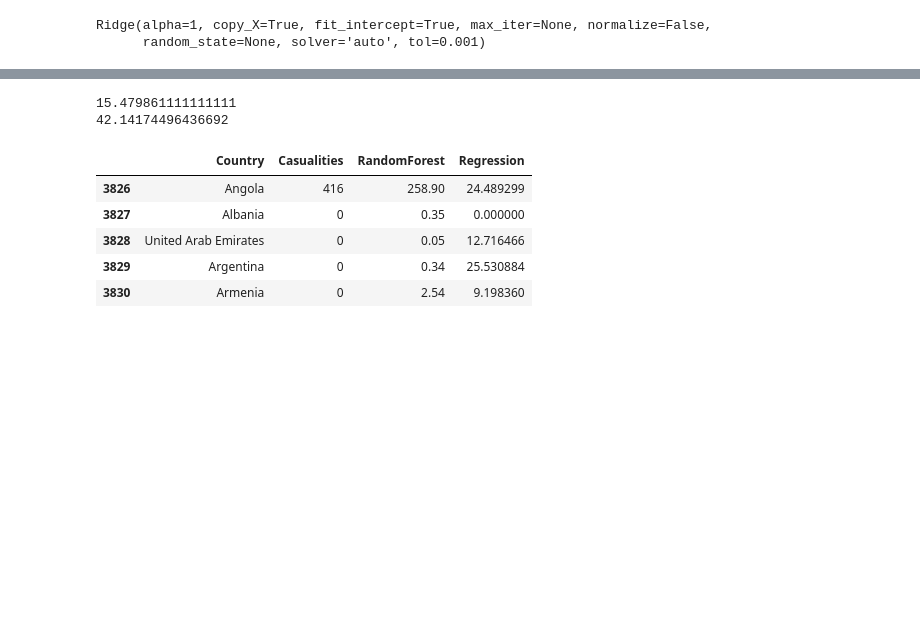
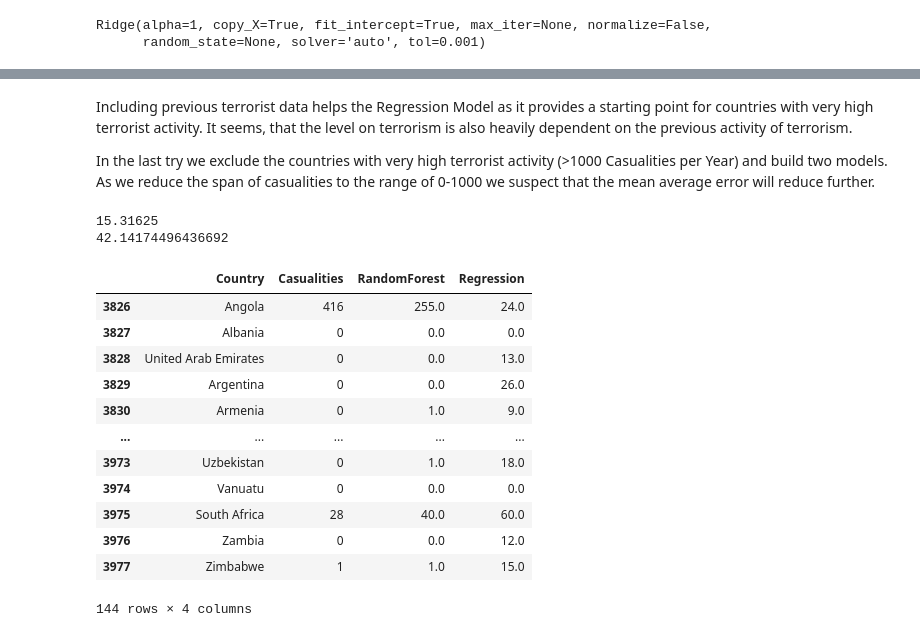
Before and after one commit to msieder/terror, a Jupyter notebook: Terror.ipynb, the cells around one changed output, grey strips where cells are left out. Saved outputs shown, nothing was run; the diff lists cells and outputs as text; code cells hidden in the pictures; blank space fills up the shorter version.

```diff
--- a/Terror.ipynb
+++ b/Terror.ipynb
@@ -509,3 +604,7 @@ plt.show()
+# %% [markdown]
+Including previous terrorist data helps the Regression Model as it provides a starting point for countries with very high terrorist activity. It seems, that the level on terrorism is also heavily dependent on the previous activity of terrorism.
+
+In the last try we exclude the countries with very high terrorist activity (>1000 Casualities per Year) and build two models. As we reduce the span of casualities to the range of 0-1000 we suspect that the mean average error will reduce further.
 # %%
 #
 # Including previous terrostic activity, excluding high outliers
@@ -519,42 +618,49 @@ predictors = ["Small_Country","GDP_per_Capita","GDP_log","GDP_normal","GDP_chang
 X3 = test2[predictors]
 Y3 = test2["Casualities"]
 
 year = 2017
 X3_train = X3.loc[test2.Year<=year]
 X3_test = X3.loc[test2.Year==year]
 Y3_train = Y3.loc[test2.Year<=year]
 Y3_test = Y3.loc[test2.Year==year]
 
 
 tree3 = RandomForestRegressor(n_estimators=100)
 tree3.fit(X3_train, Y3_train)
 #regr = LinearRegression()
 regr3 = Ridge(alpha=1)
 regr3.fit(X3_train, Y3_train)
 
 pred_tree3 = tree3.predict(X3_test)
 print(metrics.mean_absolute_error(pred_tree3,Y3_test))
 
 pred_regr3 = regr3.predict(X3_test)
 pred_regr3[pred_regr3<0]=0
 print(metrics.mean_absolute_error(pred_regr3,Y3_test))
 
 comp3 = pd.DataFrame()
 comp3["Country"]=test2.loc[test.Year==year,"Country"]
 comp3["Casualities"]=Y3_test
-comp3["RandomForest"]=pred_tree3
-comp3["Regression"]=pred_regr3
+comp3["RandomForest"]=np.round(pred_tree3)
+comp3["Regression"]=np.round(pred_regr3)
 
-comp3.head()
+comp3
 # %% [output]
-15.479861111111111
+15.31625
 42.14174496436692
 |  | Country | Casualities | RandomForest | Regression |
-| 3826 | Angola | 416 | 258.90 | 24.489299 |
-| 3827 | Albania | 0 | 0.35 | 0.000000 |
-| 3828 | United Arab Emirates | 0 | 0.05 | 12.716466 |
-| 3829 | Argentina | 0 | 0.34 | 25.530884 |
-| 3830 | Armenia | 0 | 2.54 | 9.198360 |
+| 3826 | Angola | 416 | 255.0 | 24.0 |
+| 3827 | Albania | 0 | 0.0 | 0.0 |
+| 3828 | United Arab Emirates | 0 | 0.0 | 13.0 |
+| 3829 | Argentina | 0 | 0.0 | 26.0 |
+| 3830 | Armenia | 0 | 1.0 | 9.0 |
+| ... | ... | ... | ... | ... |
+| 3973 | Uzbekistan | 0 | 1.0 | 18.0 |
+| 3974 | Vanuatu | 0 | 0.0 | 0.0 |
+| 3975 | South Africa | 28 | 40.0 | 60.0 |
+| 3976 | Zambia | 0 | 0.0 | 12.0 |
+| 3977 | Zimbabwe | 1 | 1.0 | 15.0 |
+144 rows × 4 columns
 # %%
 plt.scatter(Y3_test, pred_tree3, linewidth=2)
 plt.xlabel("Truth")
```
Also changed, not shown: parts of 33 cells of this notebook.
